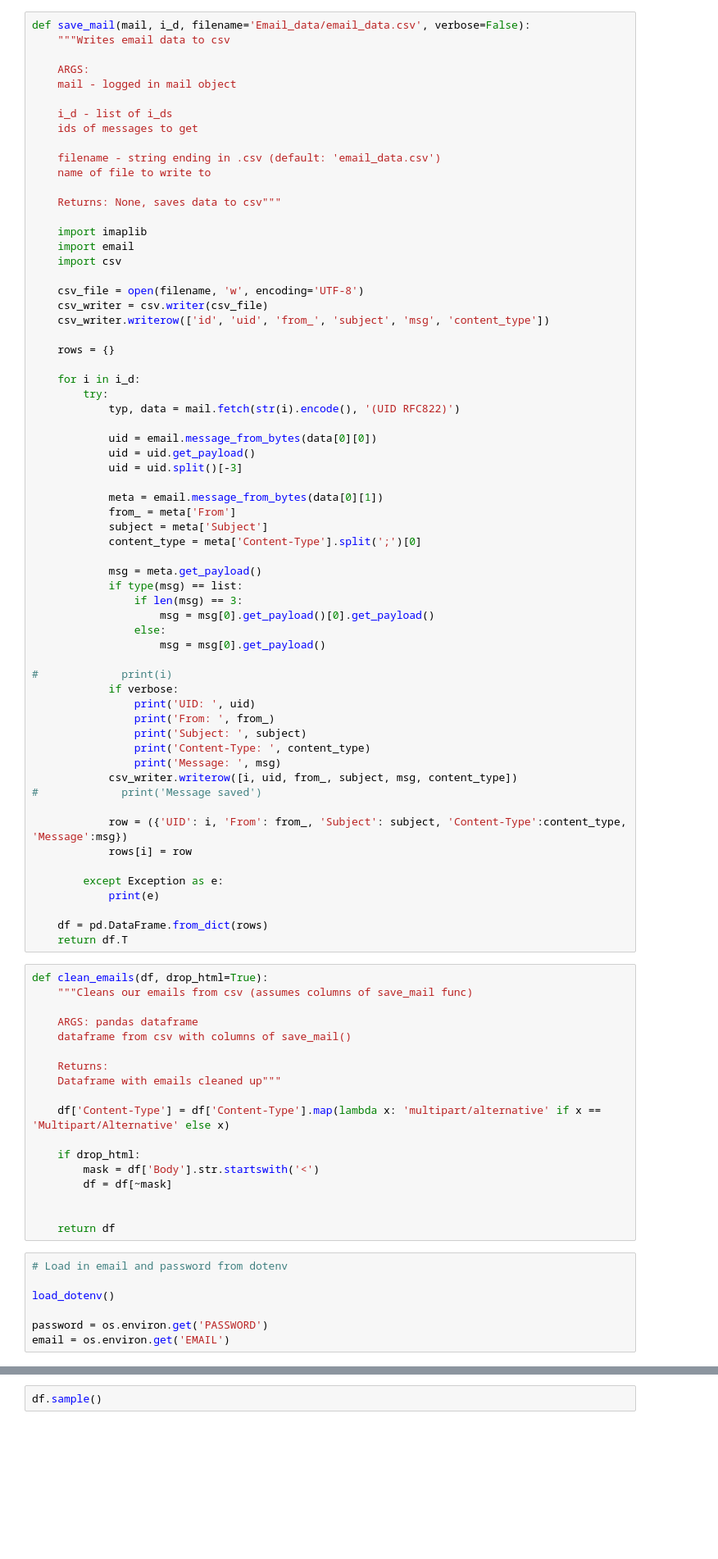
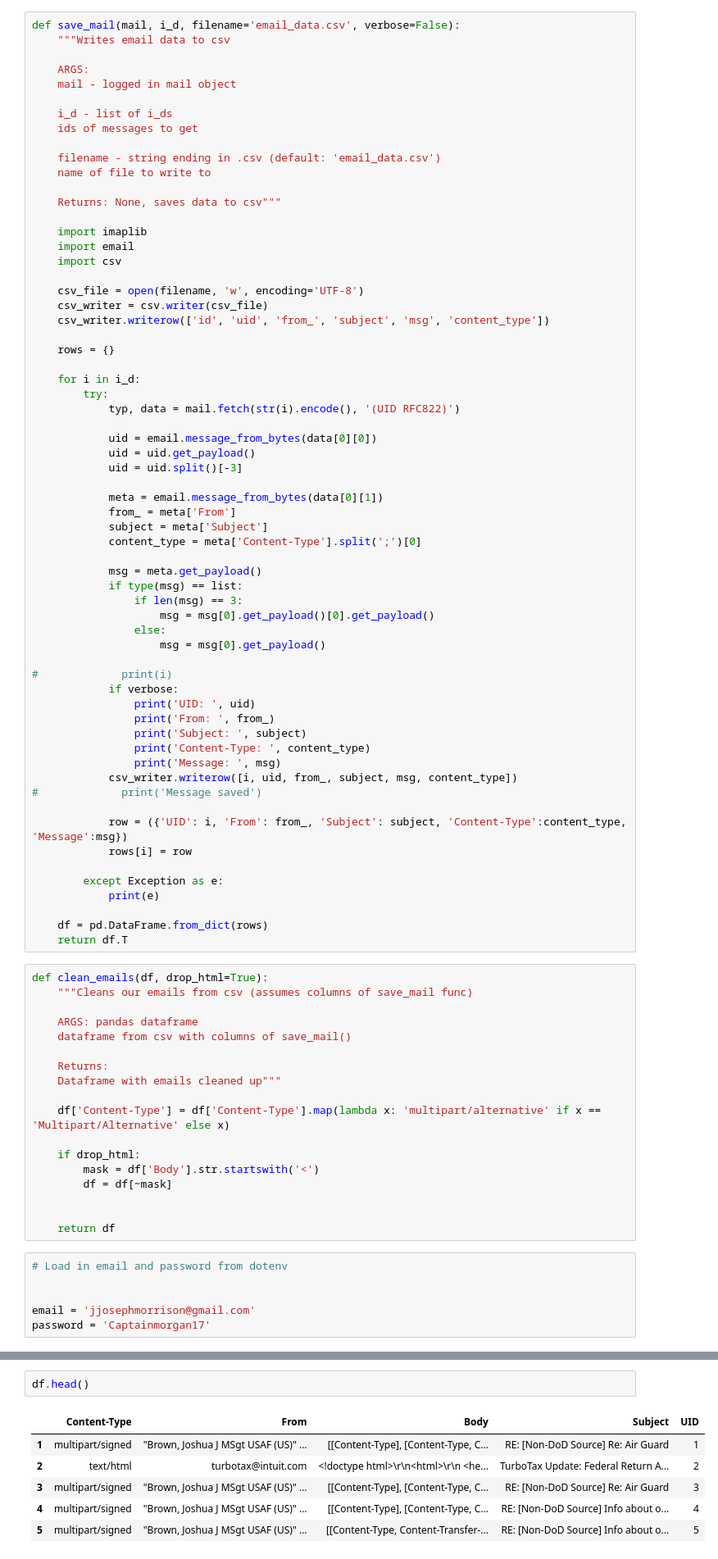
Before and after one commit to BloomTech-Labs/tagger-ds, a Jupyter notebook: Emails.ipynb, the cells around one changed output, grey strips where cells are left out. Shown at 82% size. Saved outputs shown, nothing was run; the diff lists cells and outputs as text; blank space fills up the shorter version.

```diff
--- a/Emails.ipynb
+++ b/Emails.ipynb
@@ -65,7 +80,7 @@ def search_mailbox(mail, inbox='inbox'):
 
     return mail, mail_ids
 # %%
-def save_mail(mail, i_d, filename='Email_data/email_data.csv', verbose=False):
+def save_mail(mail, i_d, filename='email_data.csv', verbose=False):
     """Writes email data to csv
 
     ARGS:
@@ -148,10 +163,9 @@ def clean_emails(df, drop_html=True):
 # %%
 # Load in email and password from dotenv
 
-load_dotenv()
 
-password = os.environ.get('PASSWORD')
-email = os.environ.get('EMAIL')
+email = 'jjosephmorrison@gmail.com'
+password = 'Captainmorgan17'
 # %%
 # Login to mail and search mailbox and retrieve mail_ids
 
@@ -181,2 +200,9 @@ df.head()
 # %%
-df.sample()
+df.head()
+# %% [output]
+|  | Content-Type | From | Body | Subject | UID |
+| 1 | multipart/signed | "Brown, Joshua J MSgt USAF (US)" ... | [[Content-Type], [Content-Type, C... | RE: [Non-DoD Source] Re: Air Guard | 1 |
+| 2 | text/html | turbotax@intuit.com | <!doctype html>\r\n<html>\r\n <he... | TurboTax Update: Federal Return A... | 2 |
+| 3 | multipart/signed | "Brown, Joshua J MSgt USAF (US)" ... | [[Content-Type], [Content-Type, C... | RE: [Non-DoD Source] Re: Air Guard | 3 |
+| 4 | multipart/signed | "Brown, Joshua J MSgt USAF (US)" ... | [[Content-Type], [Content-Type, C... | RE: [Non-DoD Source] Info about o... | 4 |
+| 5 | multipart/signed | "Brown, Joshua J MSgt USAF (US)" ... | [[Content-Type, Content-Transfer-... | RE: [Non-DoD Source] Info about o... | 5 |
```
Also changed, not shown: parts of 10 cells of this notebook, 2 other files.
